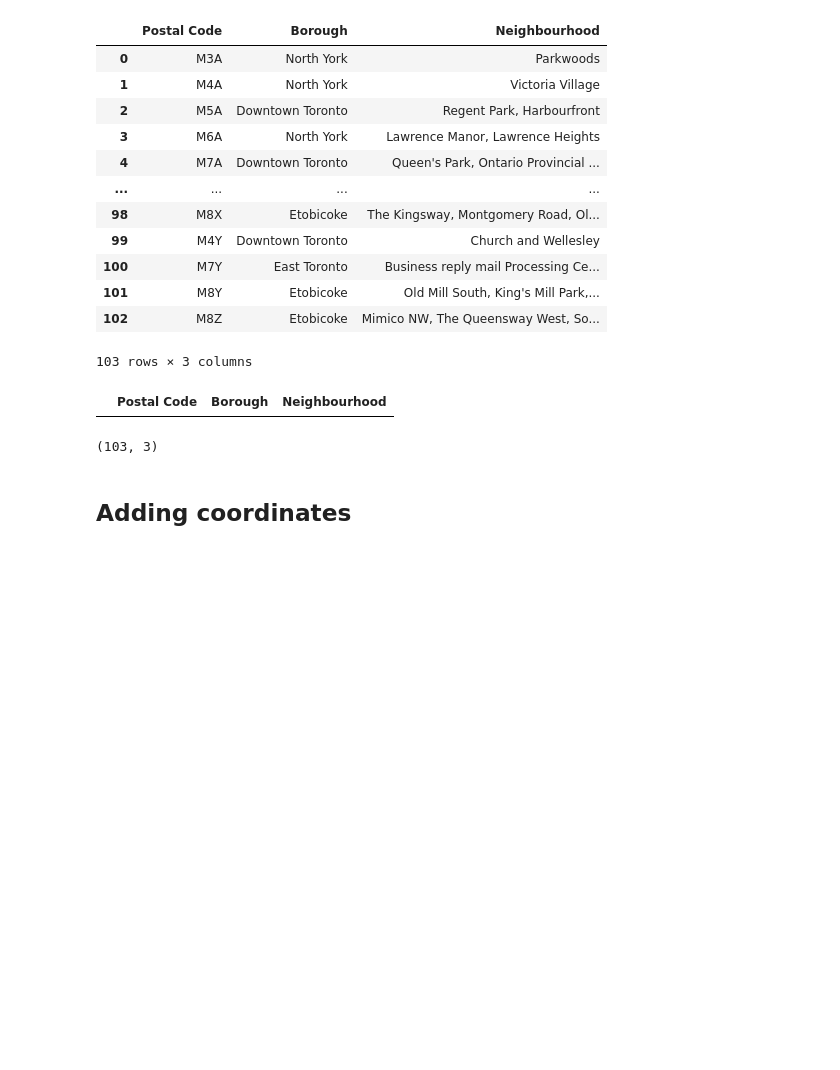
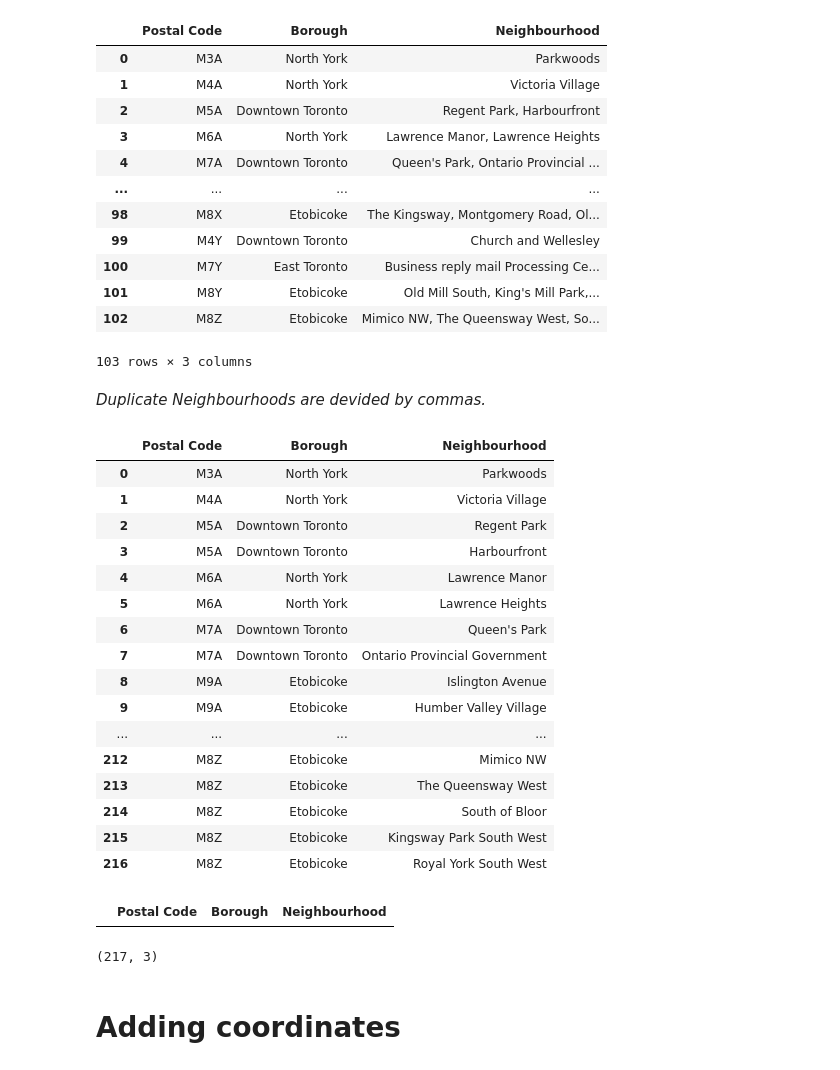
Before and after one commit to Nastassia228/Coursera_Capstone, a Jupyter notebook: Clustering/Segmenting and Clustering Neighborhoods in Toronto.ipynb, the cells around one changed output. Saved outputs shown, nothing was run; the diff lists cells and outputs as text; code cells hidden in the pictures; blank space fills up the shorter version.

```diff
--- a/Clustering/Segmenting and Clustering Neighborhoods in Toronto.ipynb
+++ b/Clustering/Segmenting and Clustering Neighborhoods in Toronto.ipynb
@@ -24,6 +24,31 @@ data
 | 101 | M8Y | Etobicoke | Old Mill South, King's Mill Park,... |
 | 102 | M8Z | Etobicoke | Mimico NW, The Queensway West, So... |
 103 rows × 3 columns
+# %% [markdown]
+*Duplicate Neighbourhoods are devided by commas.*
+# %%
+data = (data.set_index(['Postal Code','Borough'])
+     .apply(lambda x: x.str.split(', ').explode())
+     .reset_index())
+data
+# %% [output]
+|  | Postal Code | Borough | Neighbourhood |
+| 0 | M3A | North York | Parkwoods |
+| 1 | M4A | North York | Victoria Village |
+| 2 | M5A | Downtown Toronto | Regent Park |
+| 3 | M5A | Downtown Toronto | Harbourfront |
+| 4 | M6A | North York | Lawrence Manor |
+| 5 | M6A | North York | Lawrence Heights |
+| 6 | M7A | Downtown Toronto | Queen's Park |
+| 7 | M7A | Downtown Toronto | Ontario Provincial Government |
+| 8 | M9A | Etobicoke | Islington Avenue |
+| 9 | M9A | Etobicoke | Humber Valley Village |
+| ... | ... | ... | ... |
+| 212 | M8Z | Etobicoke | Mimico NW |
+| 213 | M8Z | Etobicoke | The Queensway West |
+| 214 | M8Z | Etobicoke | South of Bloor |
+| 215 | M8Z | Etobicoke | Kingsway Park South West |
+| 216 | M8Z | Etobicoke | Royal York South West |
 # %%
 test = data[data.Neighbourhood == 'Not assigned']
 test
@@ -32,9 +57,9 @@ test
 # %%
 data.shape
 # %% [output]
-(103, 3)
+(217, 3)
 # %% [markdown]
-## Adding coordinates
+# Adding coordinates
 # %%
 coordinates = pd.read_csv('http://cocl.us/Geospatial_data')
 coordinates
```
Also changed, not shown: parts of 21 cells of this notebook.
